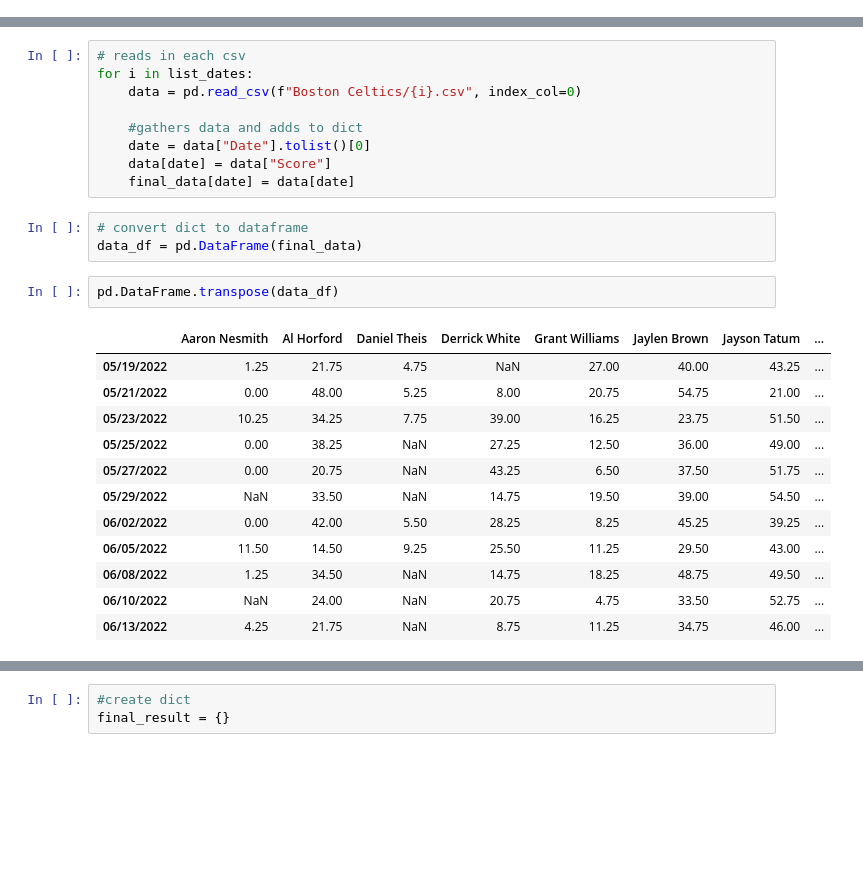
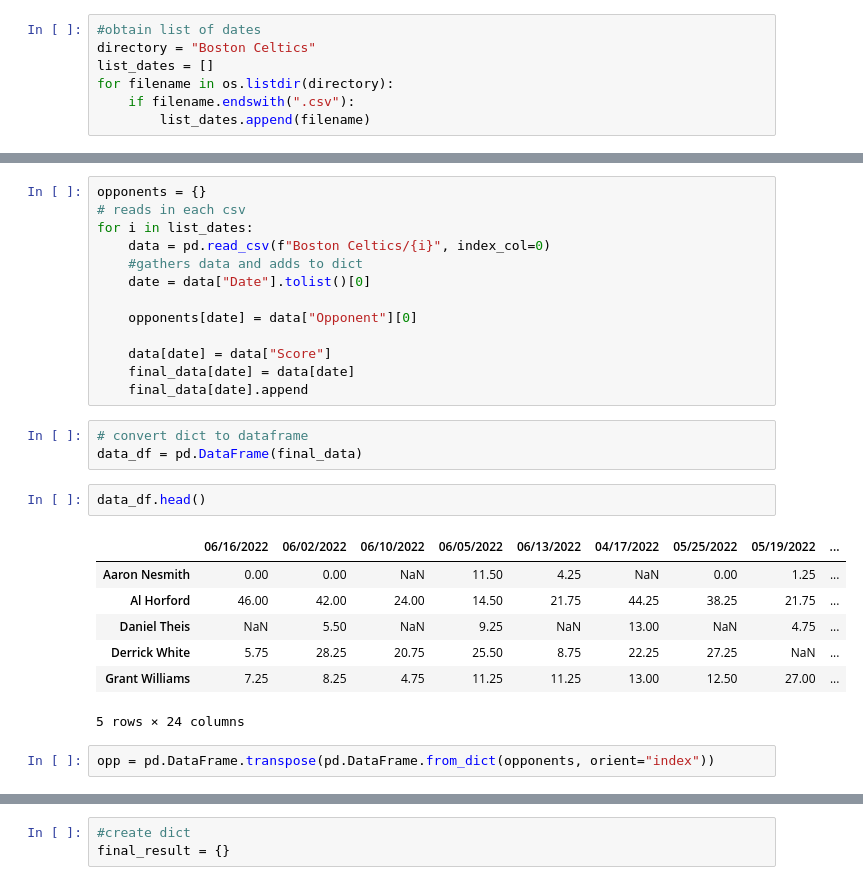
Before and after one commit to evanbruno617/Sports_betting, a Jupyter notebook: NBA/prediction_efficiency.ipynb, the cells around one changed output, grey strips where cells are left out. Cells and saved outputs as stored; diff of their text form; blank space fills up the shorter version.

```diff
--- a/NBA/prediction_efficiency.ipynb
+++ b/NBA/prediction_efficiency.ipynb
@@ -9,30 +6,38 @@ list_dates = ["05-19", "05-21", "05-23", "05-25", "05-27", "05-29", "06-02", "06
+# %%
+#obtain list of dates
+directory = "Boston Celtics"
+list_dates = []
+for filename in os.listdir(directory):
+    if filename.endswith(".csv"):
+        list_dates.append(filename)
 # %%
 # create dictionary
 final_data = {}
 # %%
+opponents = {}
 # reads in each csv
 for i in list_dates:
-    data = pd.read_csv(f"Boston Celtics/{i}.csv", index_col=0)
-
+    data = pd.read_csv(f"Boston Celtics/{i}", index_col=0)
     #gathers data and adds to dict
     date = data["Date"].tolist()[0]
+
+    opponents[date] = data["Opponent"][0]
+
     data[date] = data["Score"]
     final_data[date] = data[date]
+    final_data[date].append
 # %%
 # convert dict to dataframe
 data_df = pd.DataFrame(final_data)
 # %%
-pd.DataFrame.transpose(data_df)
+data_df.head()
 # %% [output]
-|  | Aaron Nesmith | Al Horford | Daniel Theis | Derrick White | Grant Williams | Jaylen Brown | Jayson Tatum | ... |
-| 05/19/2022 | 1.25 | 21.75 | 4.75 | NaN | 27.00 | 40.00 | 43.25 | ... |
-| 05/21/2022 | 0.00 | 48.00 | 5.25 | 8.00 | 20.75 | 54.75 | 21.00 | ... |
-| 05/23/2022 | 10.25 | 34.25 | 7.75 | 39.00 | 16.25 | 23.75 | 51.50 | ... |
-| 05/25/2022 | 0.00 | 38.25 | NaN | 27.25 | 12.50 | 36.00 | 49.00 | ... |
-| 05/27/2022 | 0.00 | 20.75 | NaN | 43.25 | 6.50 | 37.50 | 51.75 | ... |
-| 05/29/2022 | NaN | 33.50 | NaN | 14.75 | 19.50 | 39.00 | 54.50 | ... |
-| 06/02/2022 | 0.00 | 42.00 | 5.50 | 28.25 | 8.25 | 45.25 | 39.25 | ... |
-| 06/05/2022 | 11.50 | 14.50 | 9.25 | 25.50 | 11.25 | 29.50 | 43.00 | ... |
-| 06/08/2022 | 1.25 | 34.50 | NaN | 14.75 | 18.25 | 48.75 | 49.50 | ... |
-| 06/10/2022 | NaN | 24.00 | NaN | 20.75 | 4.75 | 33.50 | 52.75 | ... |
-| 06/13/2022 | 4.25 | 21.75 | NaN | 8.75 | 11.25 | 34.75 | 46.00 | ... |
+|  | 06/16/2022 | 06/02/2022 | 06/10/2022 | 06/05/2022 | 06/13/2022 | 04/17/2022 | 05/25/2022 | 05/19/2022 | ... |
+| Aaron Nesmith | 0.00 | 0.00 | NaN | 11.50 | 4.25 | NaN | 0.00 | 1.25 | ... |
+| Al Horford | 46.00 | 42.00 | 24.00 | 14.50 | 21.75 | 44.25 | 38.25 | 21.75 | ... |
+| Daniel Theis | NaN | 5.50 | NaN | 9.25 | NaN | 13.00 | NaN | 4.75 | ... |
+| Derrick White | 5.75 | 28.25 | 20.75 | 25.50 | 8.75 | 22.25 | 27.25 | NaN | ... |
+| Grant Williams | 7.25 | 8.25 | 4.75 | 11.25 | 11.25 | 13.00 | 12.50 | 27.00 | ... |
+5 rows × 24 columns
+# %%
+opp = pd.DataFrame.transpose(pd.DataFrame.from_dict(opponents, orient="index"))
```
Also changed, not shown: parts of 12 cells of this notebook, 4 other files.
